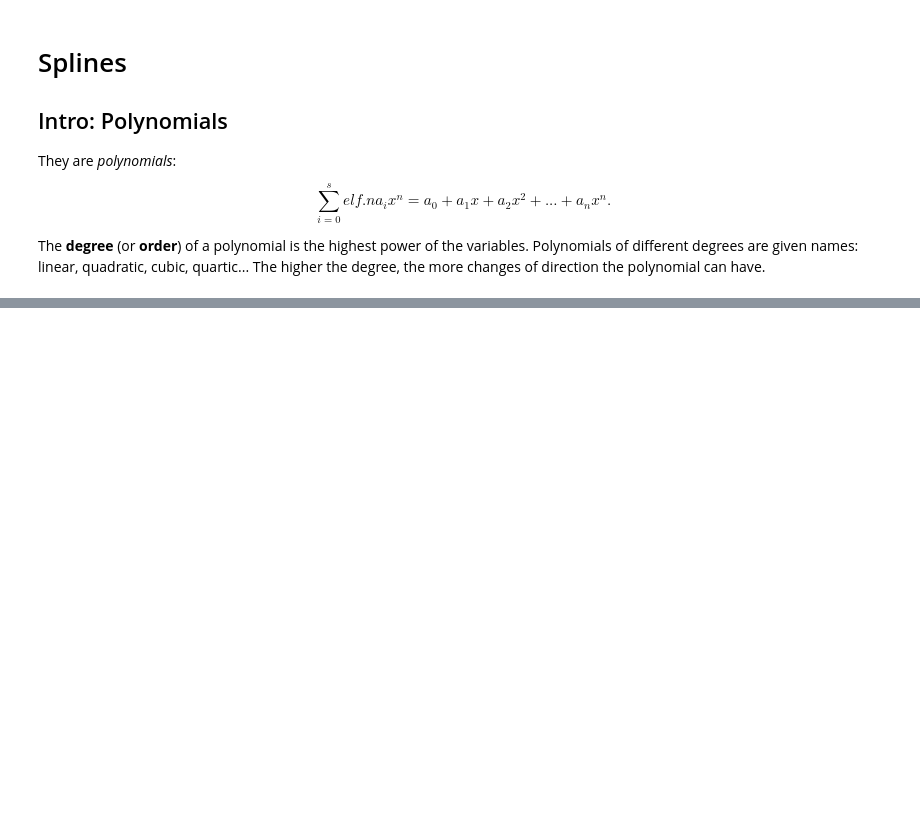
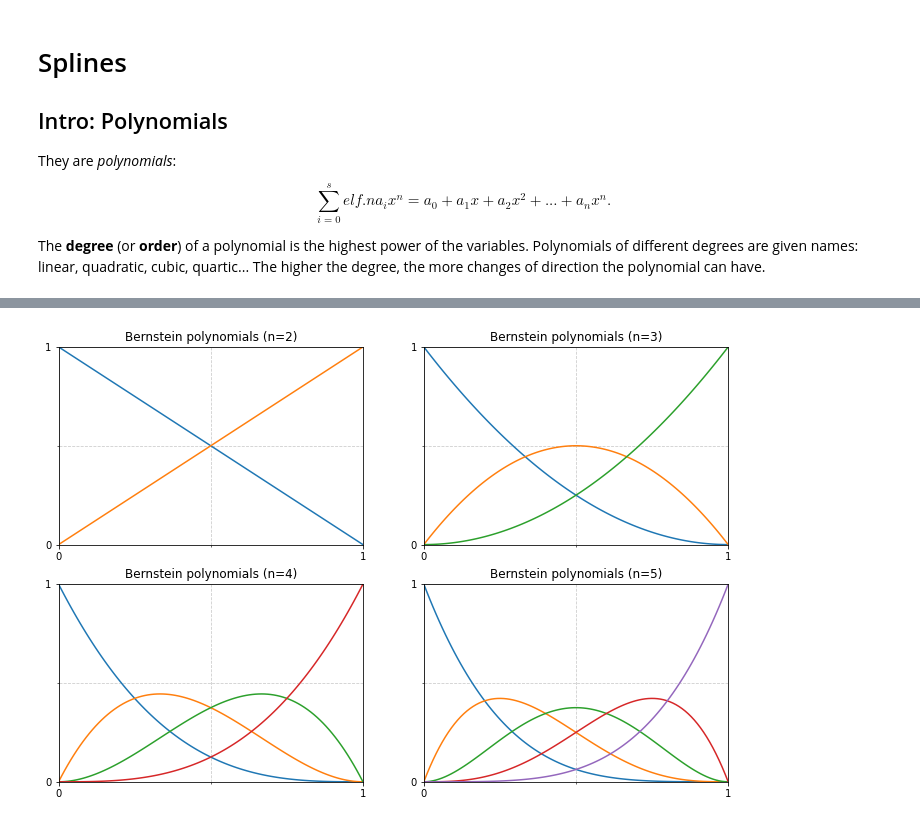
Before and after one commit to davdmc/splines, a Jupyter notebook: splines.ipynb, the cells around one changed output, grey strips where cells are left out. Saved outputs shown, nothing was run; the diff lists cells and outputs as text; code cells hidden in the pictures; blank space fills up the shorter version.

```diff
--- a/splines.ipynb
+++ b/splines.ipynb
@@ -216,0 +134,27 @@ plt.show()
+# %%
+fig, ax = plt.subplots(2, 2, figsize=(12, 8))
+conf_axis(ax,1,1,0,0)
+
+ax[0,0].title.set_text("Bernstein polynomials (n=2)")
+p = np.array([[-2, 0, 2], [-2, 1, 0]])
+curv = BezierCurve(2, p)
+curv.plotBernstein(ax[0,0])
+
+ax[0,1].title.set_text("Bernstein polynomials (n=3)")
+p = np.array([[-2, -1, 0, 2], [-2, 1, -1, 2]])
+curv = BezierCurve(3, p)
+curv.plotBernstein(ax[0,1])
+
+ax[1,0].title.set_text("Bernstein polynomials (n=4)")
+p = np.array([[-2, 0, 1, -0.5, -1], [0, 2, 0.5, -1, 1]])
+curv = BezierCurve(4, p)
+curv.plotBernstein(ax[1,0])
+
+ax[1,1].title.set_text("Bernstein polynomials (n=5)")
+p = np.array([[-2, 0, 1, -0.5, -1, 2], [0, 2, 0.5, -1, 1, -1]])
+curv = BezierCurve(5, p)
+curv.plotBernstein(ax[1,1])
+
+plt.show()
+# %% [output]
+[figure, added]
```
Also changed, not shown: parts of 4 cells of this notebook.
